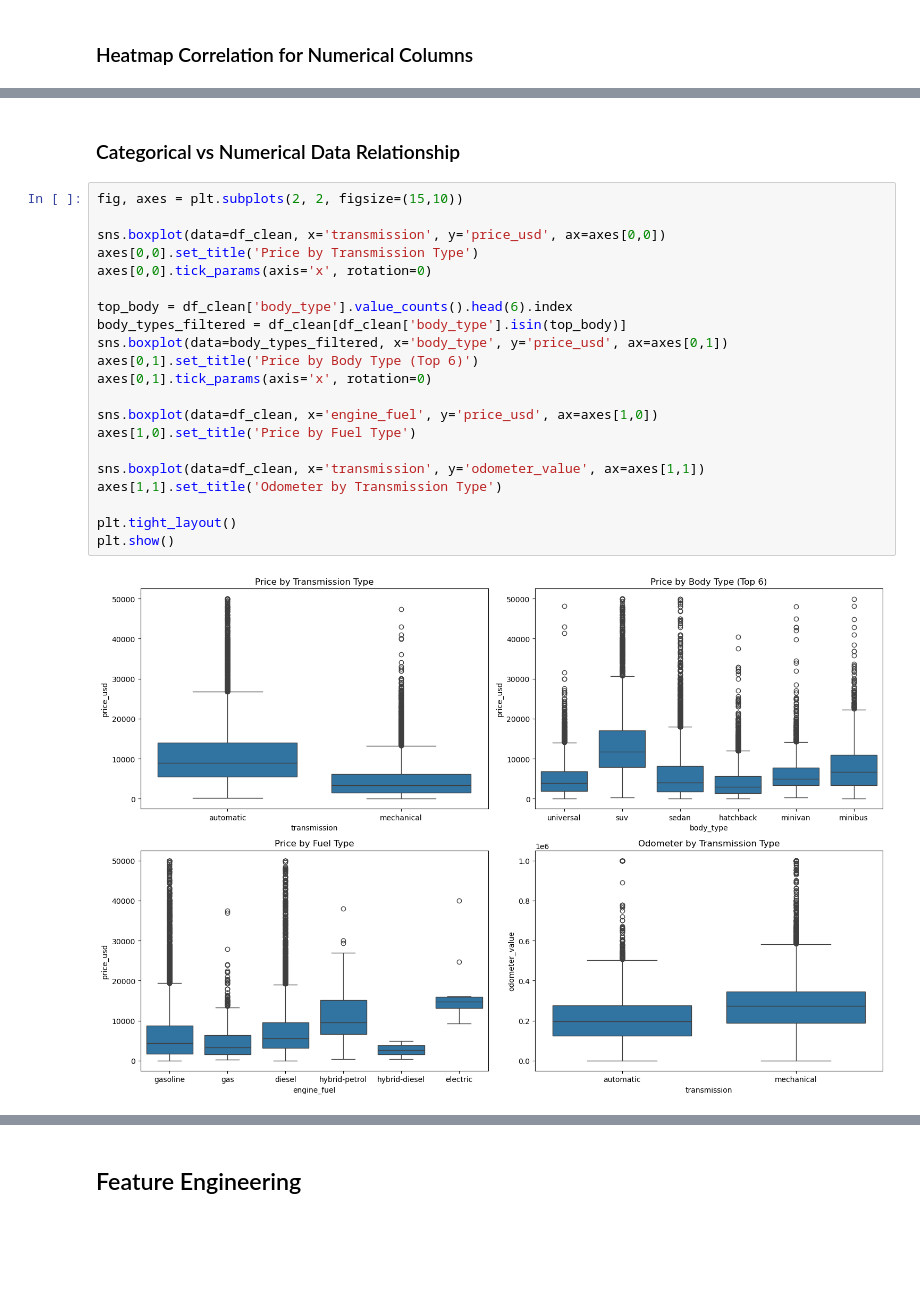
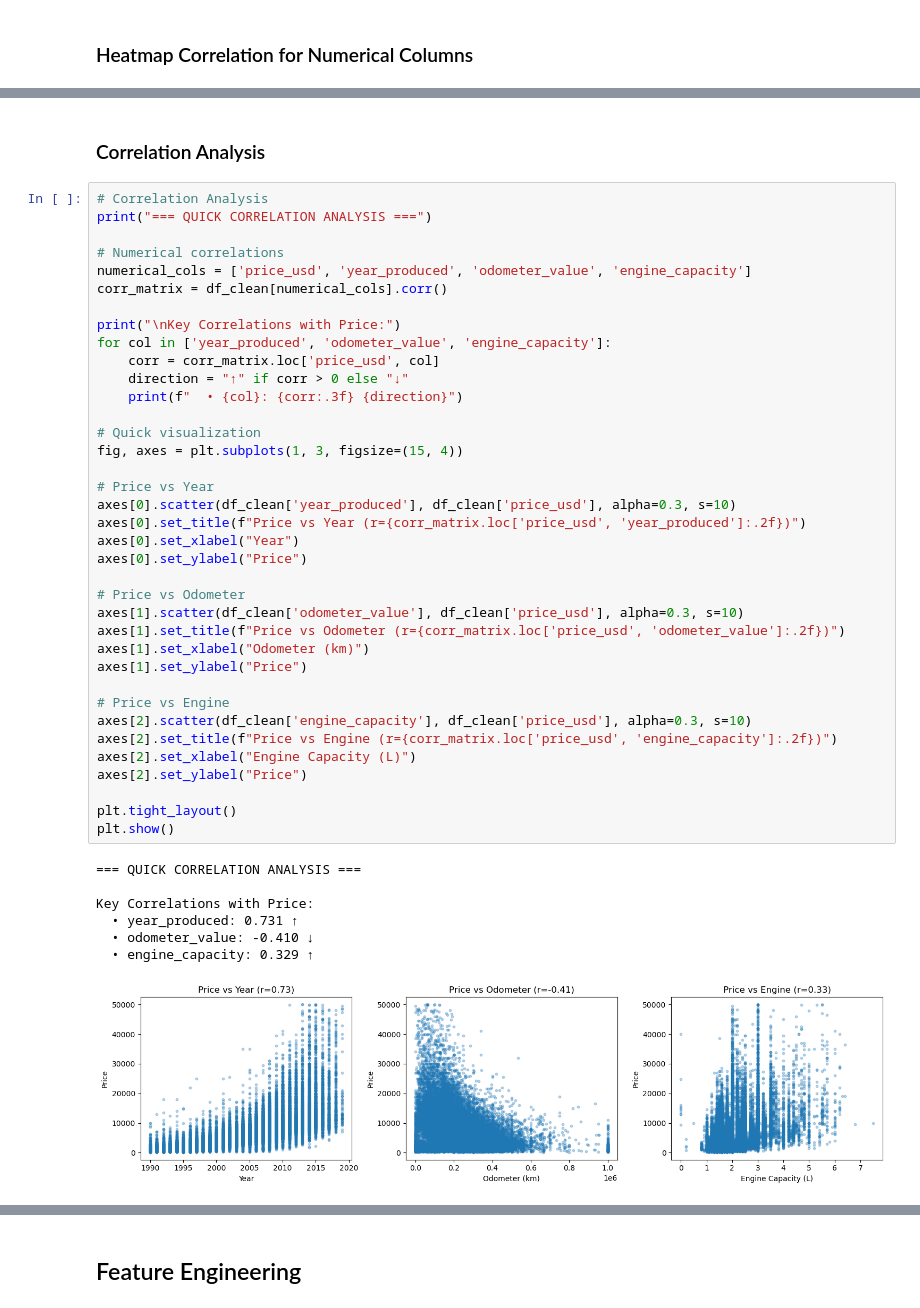
Before and after one commit to hafyze/Degree_FYP, a Jupyter notebook: notebooks/smart_car_system.ipynb, the cells around one changed output, grey strips where cells are left out. Cells and saved outputs as stored; diff of their text form; blank space fills up the shorter version.

```diff
--- a/notebooks/smart_car_system.ipynb
+++ b/notebooks/smart_car_system.ipynb
@@ -331,25 +1103,47 @@ plt.show()
 # %% [markdown]
-### Categorical vs Numerical Data Relationship
+### Correlation Analysis
 # %%
-fig, axes = plt.subplots(2, 2, figsize=(15,10))
+# Correlation Analysis
+print("=== QUICK CORRELATION ANALYSIS ===")
 
-sns.boxplot(data=df_clean, x='transmission', y='price_usd', ax=axes[0,0])
-axes[0,0].set_title('Price by Transmission Type')
-axes[0,0].tick_params(axis='x', rotation=0)
+# Numerical correlations
+numerical_cols = ['price_usd', 'year_produced', 'odometer_value', 'engine_capacity']
+corr_matrix = df_clean[numerical_cols].corr()
 
-top_body = df_clean['body_type'].value_counts().head(6).index
-body_types_filtered = df_clean[df_clean['body_type'].isin(top_body)]
-sns.boxplot(data=body_types_filtered, x='body_type', y='price_usd', ax=axes[0,1])
-axes[0,1].set_title('Price by Body Type (Top 6)')
-axes[0,1].tick_params(axis='x', rotation=0)
+print("\nKey Correlations with Price:")
+for col in ['year_produced', 'odometer_value', 'engine_capacity']:
+    corr = corr_matrix.loc['price_usd', col]
+    direction = "↑" if corr > 0 else "↓"
+    print(f"  • {col}: {corr:.3f} {direction}")
 
-sns.boxplot(data=df_clean, x='engine_fuel', y='price_usd', ax=axes[1,0])
-axes[1,0].set_title('Price by Fuel Type')
+# Quick visualization
+fig, axes = plt.subplots(1, 3, figsize=(15, 4))
 
-sns.boxplot(data=df_clean, x='transmission', y='odometer_value', ax=axes[1,1])
-axes[1,1].set_title('Odometer by Transmission Type')
+# Price vs Year
+axes[0].scatter(df_clean['year_produced'], df_clean['price_usd'], alpha=0.3, s=10)
+axes[0].set_title(f"Price vs Year (r={corr_matrix.loc['price_usd', 'year_produced']:.2f})")
+axes[0].set_xlabel("Year")
+axes[0].set_ylabel("Price")
+
+# Price vs Odometer
+axes[1].scatter(df_clean['odometer_value'], df_clean['price_usd'], alpha=0.3, s=10)
+axes[1].set_title(f"Price vs Odometer (r={corr_matrix.loc['price_usd', 'odometer_value']:.2f})")
+axes[1].set_xlabel("Odometer (km)")
+axes[1].set_ylabel("Price")
+
+# Price vs Engine
+axes[2].scatter(df_clean['engine_capacity'], df_clean['price_usd'], alpha=0.3, s=10)
+axes[2].set_title(f"Price vs Engine (r={corr_matrix.loc['price_usd', 'engine_capacity']:.2f})")
+axes[2].set_xlabel("Engine Capacity (L)")
+axes[2].set_ylabel("Price")
 
 plt.tight_layout()
 plt.show()
 # %% [output]
+=== QUICK CORRELATION ANALYSIS ===
+
+Key Correlations with Price:
+  • year_produced: 0.731 ↑
+  • odometer_value: -0.410 ↓
+  • engine_capacity: 0.329 ↑
-[figure, old version]
+[figure, new version]
```
Also changed, not shown: parts of 27 cells of this notebook, 9 other files.
